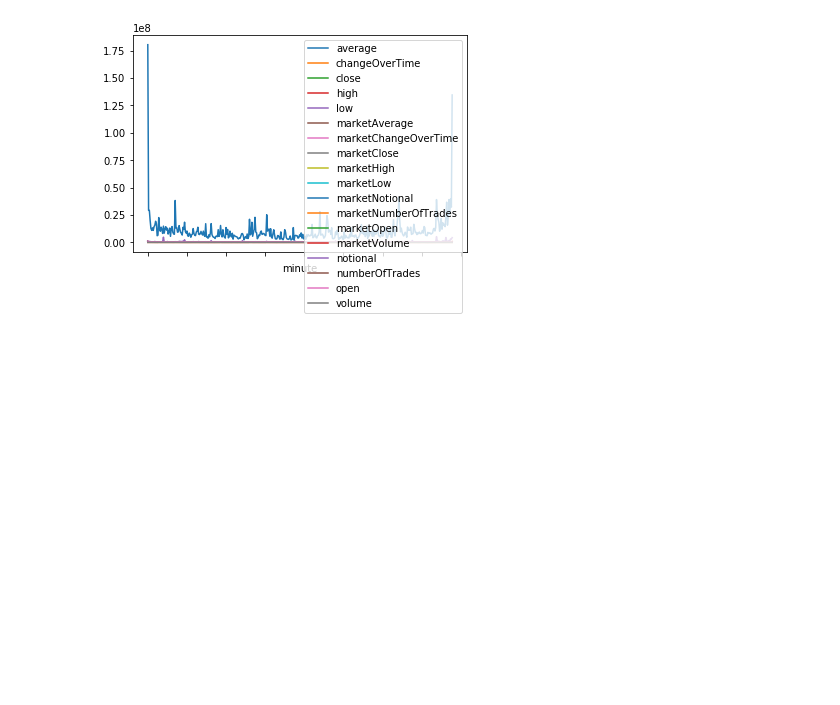
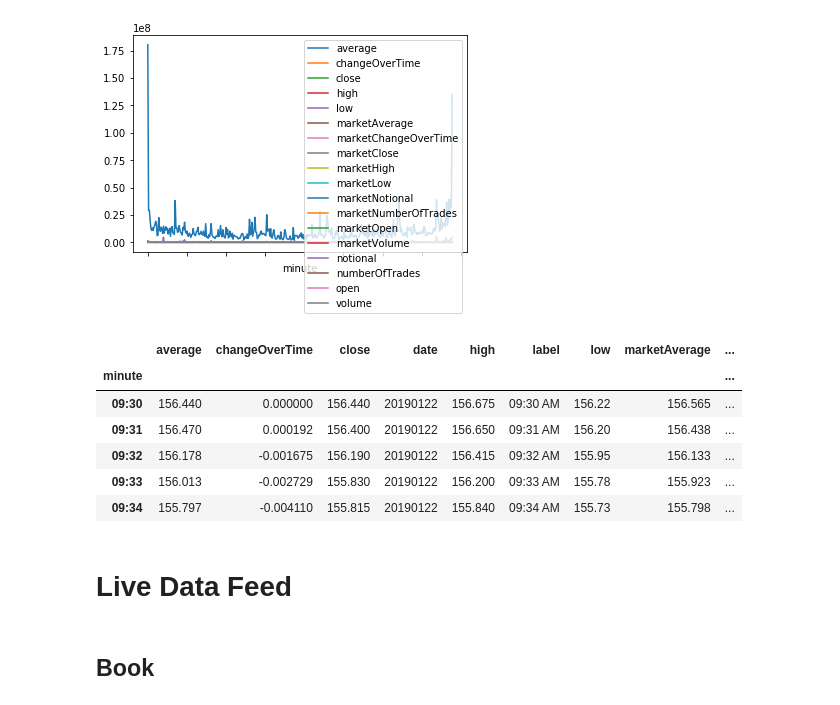
Before and after one commit to bormanjo/markets-monitor, a Jupyter notebook: iex-data-feed.ipynb, the cells around one changed output. Cells and saved outputs as stored; diff of their text form; code cells hidden in the pictures; blank space fills up the shorter version.

```diff
--- a/iex-data-feed.ipynb
+++ b/iex-data-feed.ipynb
@@ -38,3 +42,17 @@ df.plot()
 plt.show()
 # %% [output]
 [figure]
+# %%
+df.head()
+# %% [output]
+|  | average | changeOverTime | close | date | high | label | low | marketAverage | ... |
+| minute |  |  |  |  |  |  |  |  | ... |
+| 09:30 | 156.440 | 0.000000 | 156.440 | 20190122 | 156.675 | 09:30 AM | 156.22 | 156.565 | ... |
+| 09:31 | 156.470 | 0.000192 | 156.400 | 20190122 | 156.650 | 09:31 AM | 156.20 | 156.438 | ... |
+| 09:32 | 156.178 | -0.001675 | 156.190 | 20190122 | 156.415 | 09:32 AM | 155.95 | 156.133 | ... |
+| 09:33 | 156.013 | -0.002729 | 155.830 | 20190122 | 156.200 | 09:33 AM | 155.78 | 155.923 | ... |
+| 09:34 | 155.797 | -0.004110 | 155.815 | 20190122 | 155.840 | 09:34 AM | 155.73 | 155.798 | ... |
+# %% [markdown]
+# Live Data Feed
+# %% [markdown]
+## Book
```
Also changed, not shown: parts of 18 cells of this notebook, 15 other files.
